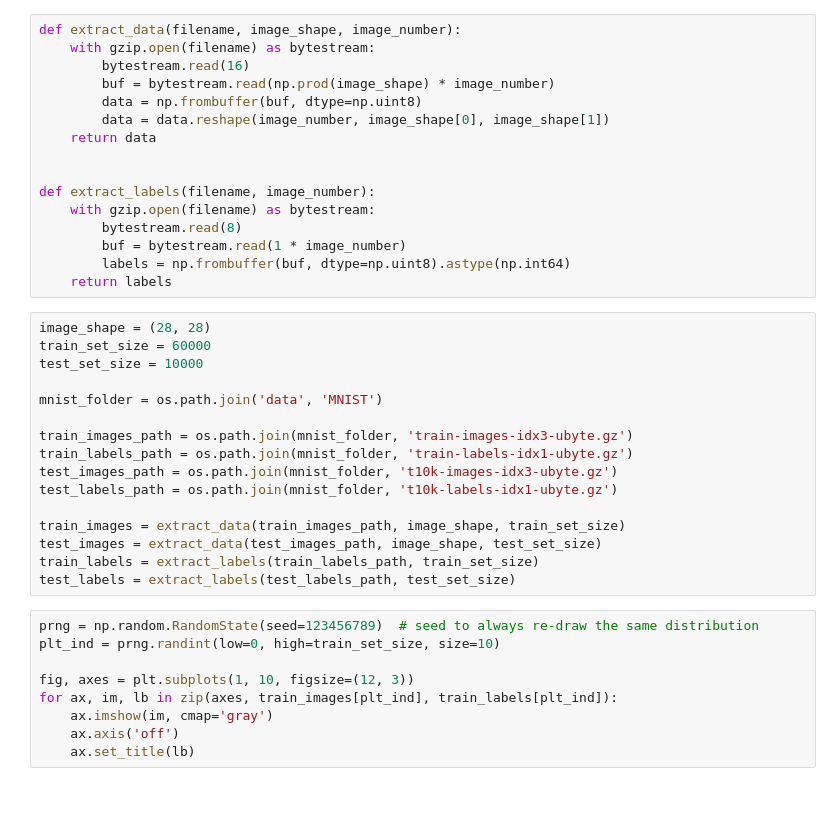
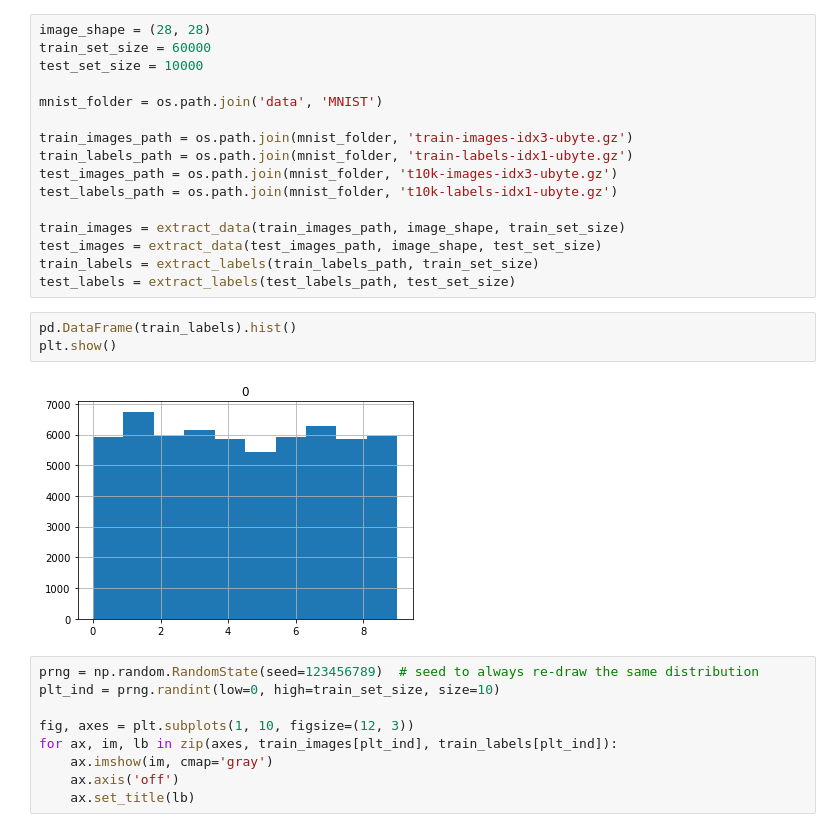
Before and after one commit to Ghalicb/IAPR-squad-lab, a Jupyter notebook: project/task1_sandbox.ipynb, the cells around one changed output. Cells and saved outputs as stored; diff of their text form; blank space fills up the shorter version.

```diff
--- a/project/task1_sandbox.ipynb
+++ b/project/task1_sandbox.ipynb
@@ -33,21 +32,5 @@ import torchvision.transforms as transforms
 # %% [markdown]
 # Load data
-# %%
-def extract_data(filename, image_shape, image_number):
-    with gzip.open(filename) as bytestream:
-        bytestream.read(16)
-        buf = bytestream.read(np.prod(image_shape) * image_number)
-        data = np.frombuffer(buf, dtype=np.uint8)
-        data = data.reshape(image_number, image_shape[0], image_shape[1])
-    return data
-
-
-def extract_labels(filename, image_number):
-    with gzip.open(filename) as bytestream:
-        bytestream.read(8)
-        buf = bytestream.read(1 * image_number)
-        labels = np.frombuffer(buf, dtype=np.uint8).astype(np.int64)
-    return labels
 # %%
 image_shape = (28, 28)
 train_set_size = 60000
@@ -64,6 +47,11 @@ train_images = extract_data(train_images_path, image_shape, train_set_size)
 test_images = extract_data(test_images_path, image_shape, test_set_size)
 train_labels = extract_labels(train_labels_path, train_set_size)
 test_labels = extract_labels(test_labels_path, test_set_size)
+# %%
+pd.DataFrame(train_labels).hist()
+plt.show()
+# %% [output]
+[figure, added]
 # %%
 prng = np.random.RandomState(seed=123456789)  # seed to always re-draw the same distribution
 plt_ind = prng.randint(low=0, high=train_set_size, size=10)
```
Also changed, not shown: parts of 59 cells of this notebook, 3 other files.
